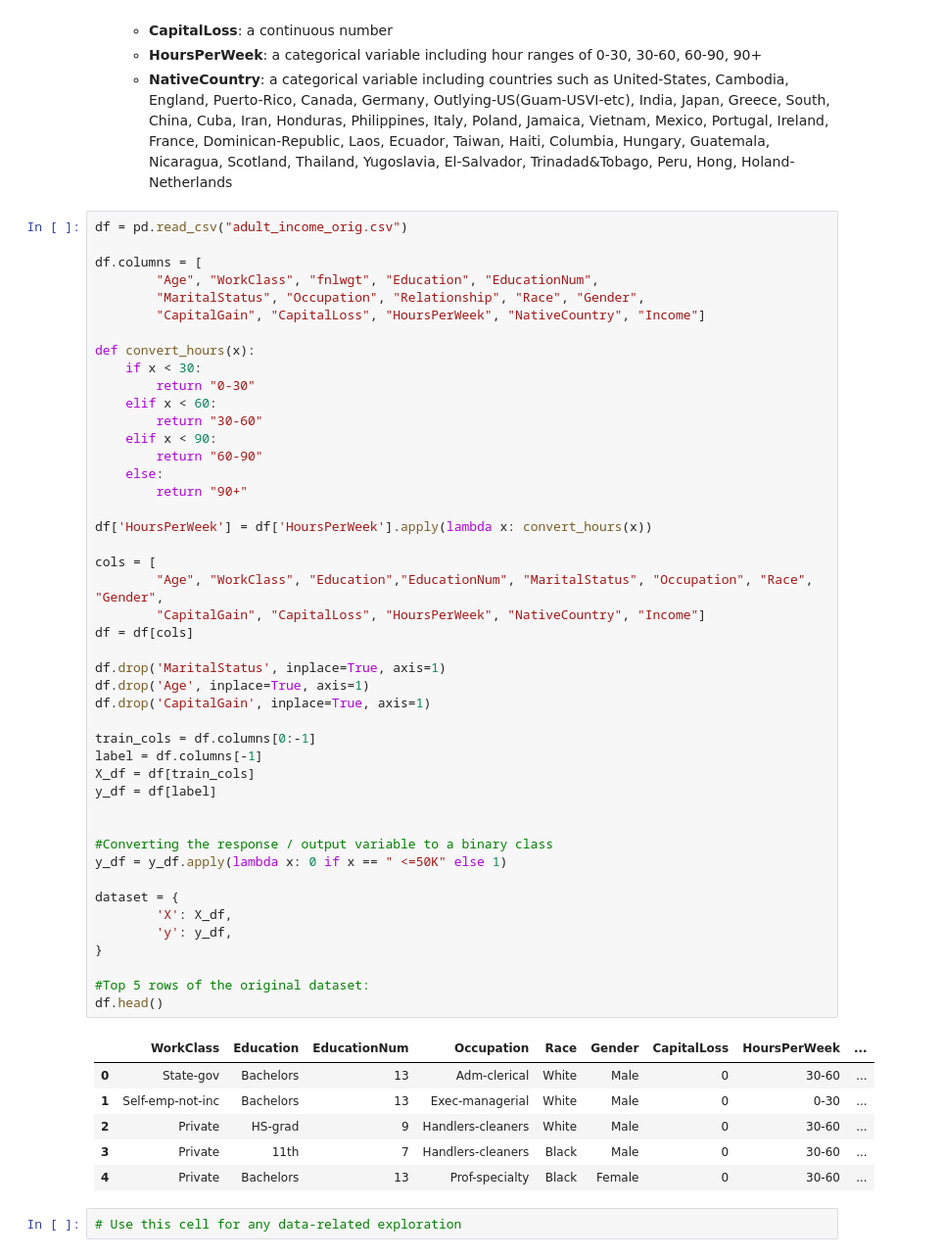
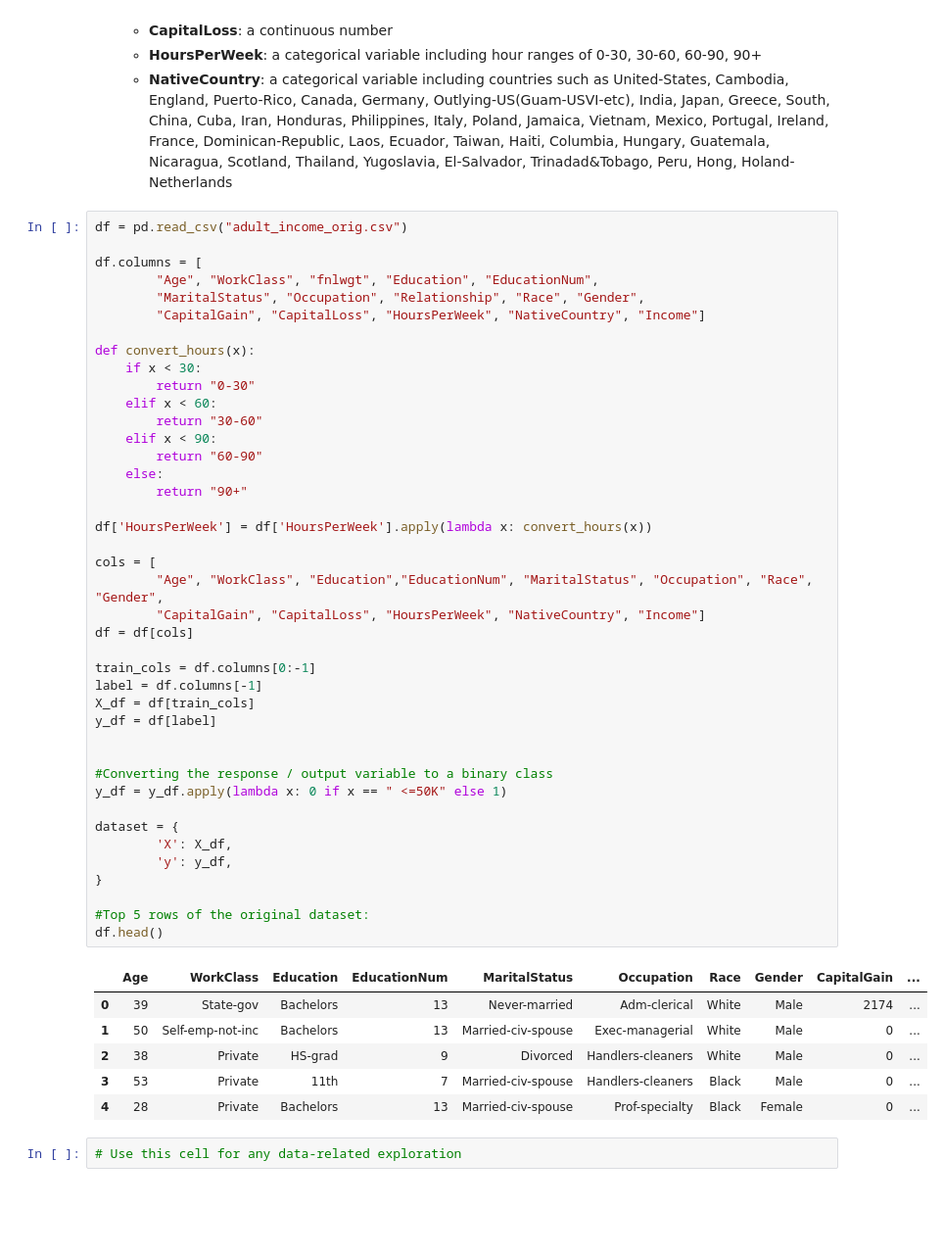
Before and after one commit to davisjrule/satisficing-pilot, a Jupyter notebook: adult_income.ipynb, the cells around one changed output. Shown: that part at 98% size. Saved outputs shown, nothing was run; the diff lists cells and outputs as text; blank space fills up the shorter version.

```diff
--- a/adult_income.ipynb
+++ b/adult_income.ipynb
@@ -39,43 +39,39 @@ def convert_hours(x):
         return "30-60"
     elif x < 90:
         return "60-90"
     else:
         return "90+"
 
 df['HoursPerWeek'] = df['HoursPerWeek'].apply(lambda x: convert_hours(x))
 
 cols = [
         "Age", "WorkClass", "Education","EducationNum", "MaritalStatus", "Occupation", "Race", "Gender",
         "CapitalGain", "CapitalLoss", "HoursPerWeek", "NativeCountry", "Income"]
 df = df[cols]
 
-df.drop('MaritalStatus', inplace=True, axis=1)
-df.drop('Age', inplace=True, axis=1)
-df.drop('CapitalGain', inplace=True, axis=1)
-
 train_cols = df.columns[0:-1]
 label = df.columns[-1]
 X_df = df[train_cols]
 y_df = df[label]
 
 
 #Converting the response / output variable to a binary class
 y_df = y_df.apply(lambda x: 0 if x == " <=50K" else 1)
 
 dataset = {
         'X': X_df,
         'y': y_df,
 }
 
 #Top 5 rows of the original dataset:
 df.head()
 # %% [output]
-|  | WorkClass | Education | EducationNum | Occupation | Race | Gender | CapitalLoss | HoursPerWeek | ... |
-| 0 | State-gov | Bachelors | 13 | Adm-clerical | White | Male | 0 | 30-60 | ... |
-| 1 | Self-emp-not-inc | Bachelors | 13 | Exec-managerial | White | Male | 0 | 0-30 | ... |
-| 2 | Private | HS-grad | 9 | Handlers-cleaners | White | Male | 0 | 30-60 | ... |
-| 3 | Private | 11th | 7 | Handlers-cleaners | Black | Male | 0 | 30-60 | ... |
-| 4 | Private | Bachelors | 13 | Prof-specialty | Black | Female | 0 | 30-60 | ... |
+|  | Age | WorkClass | Education | EducationNum | MaritalStatus | Occupation | Race | Gender | CapitalGain | ... |
+| 0 | 39 | State-gov | Bachelors | 13 | Never-married | Adm-clerical | White | Male | 2174 | ... |
+| 1 | 50 | Self-emp-not-inc | Bachelors | 13 | Married-civ-spouse | Exec-managerial | White | Male | 0 | ... |
+| 2 | 38 | Private | HS-grad | 9 | Divorced | Handlers-cleaners | White | Male | 0 | ... |
+| 3 | 53 | Private | 11th | 7 | Married-civ-spouse | Handlers-cleaners | Black | Male | 0 | ... |
+| 4 | 28 | Private | Bachelors | 13 | Married-civ-spouse | Prof-specialty | Black | Female | 0 | ... |
 # %%
 # Use this cell for any data-related exploration
 # %% [markdown]
```
